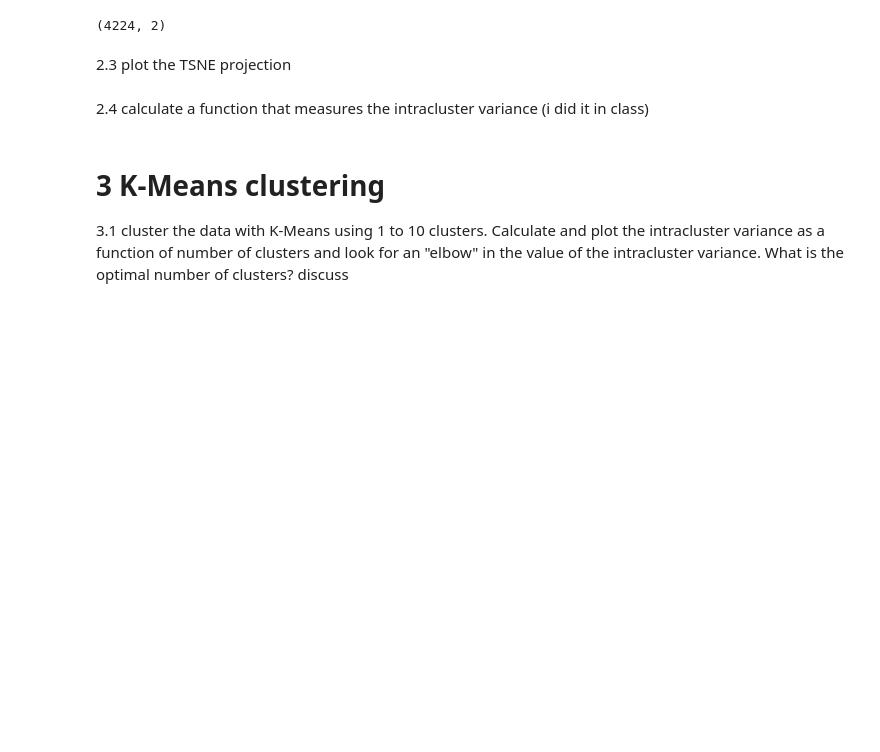
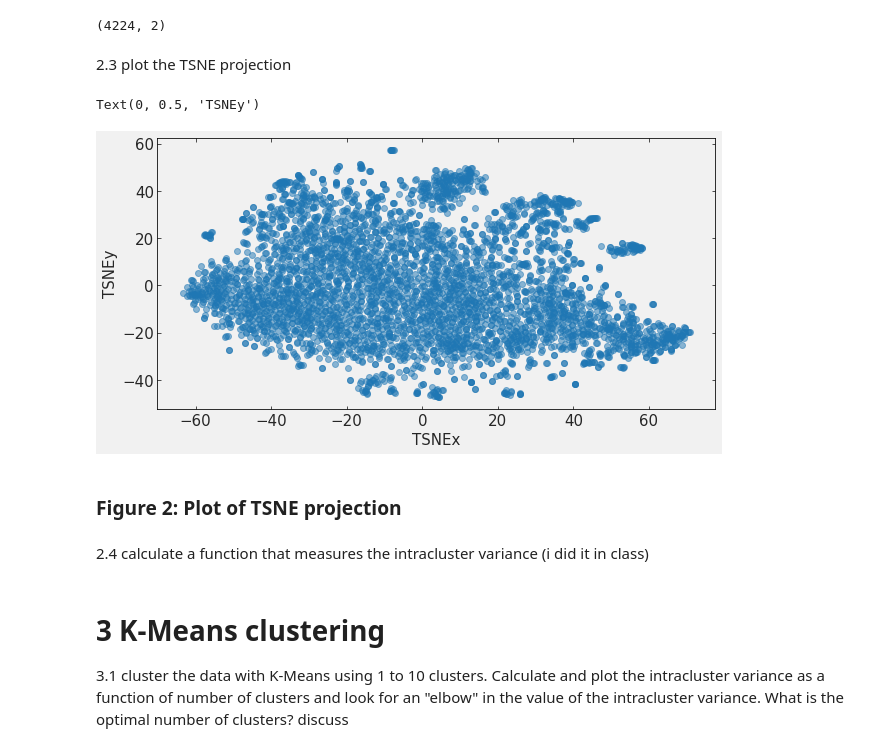
Before and after one commit to narayan-paudel/DSPS_EPAUDEL, a Jupyter notebook: HW10_ePaudel/clusteringGenes.ipynb, the cells around one changed output. Saved outputs shown, nothing was run; the diff lists cells and outputs as text; code cells hidden in the pictures; blank space fills up the shorter version.

```diff
--- a/HW10_ePaudel/clusteringGenes.ipynb
+++ b/HW10_ePaudel/clusteringGenes.ipynb
@@ -56,5 +97,17 @@ twodproj.shape
 (4224, 2)
 # %% [markdown]
 2.3 plot the TSNE projection
+# %%
+fig, ax  = pl.subplots(nrows=1, ncols=1, figsize=(10,5))
+#cmap = cm.get_cmap('viridis', 2)
+cb = ax.scatter(twodproj[:,0], twodproj[:,1], alpha = 0.5)
+ax.set_xlabel('TSNEx')
+ax.set_ylabel('TSNEy')
+#pl.colorbar(cb)
+# %% [output]
+Text(0, 0.5, 'TSNEy')
+[figure, added]
+# %% [markdown]
+### Figure 2: Plot of TSNE projection
 # %% [markdown]
 2.4 calculate a function that measures the intracluster variance (i did it in class)
```
Also changed, not shown: parts of 40 cells of this notebook.
